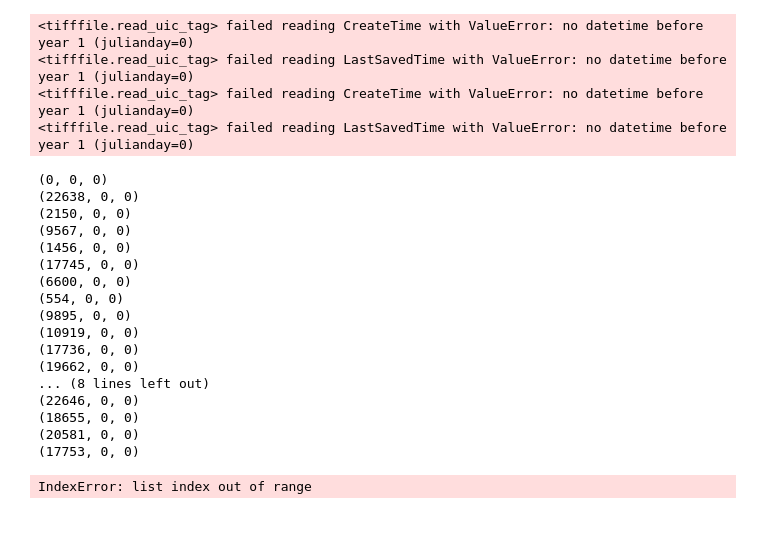
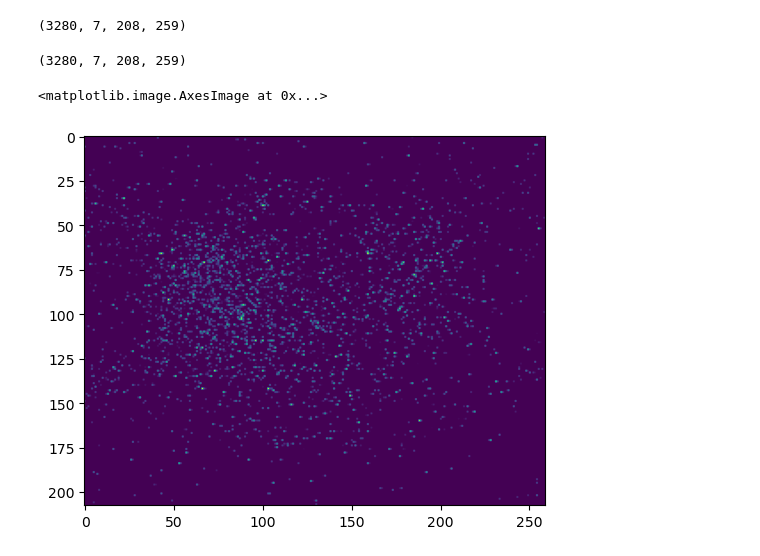
Before and after one commit to yfisher-lab/SessionTools, a Jupyter notebook: Notebooks/tiff_tools_debugging.ipynb, the cells around one changed output. Cells and saved outputs as stored; diff of their text form; code cells hidden in the pictures; blank space fills up the shorter version.

```diff
--- a/Notebooks/tiff_tools_debugging.ipynb
+++ b/Notebooks/tiff_tools_debugging.ipynb
@@ -17,6 +19,10 @@ import SessionTools.two_photon
 
 %load_ext autoreload
 %autoreload 2
+# %%
+def skimread(file):
+    with st.utilities.suppress_output(suppress_stderr=True):
+        return imread(file)
 # %%
 basedir = pathlib.PurePath('/media/mplitt/SSD_storage/2PData/12_16_2022/EPG_GCaMP7f_CsChrimsontdT_fly1/fixed_cw_remapping-000/')
 session = "fixed_cw_remapping-000"
@@ -42,6 +58,12 @@ for cycle in range(num_cycles):
 # %%
-def read_one_image(block_id, filenames=filenames[:10], axis=0):
-    print(block_id)
-    path = filenames[block_id[axis]]
+def read_one_image(block_id, filenames=filenames):
+    # print(block_id)
+    path = filenames[block_id[1]][block_id[2]][block_id[0]]
     image = skimread(path)
-    return np.expand_dims(image, axis=axis)
+    return np.expand_dims(image, axis=(0,1,2))
+
+# def read_one_image(block_id, filenames=filenames[:10], axis=0):
+#     print(block_id)
+#     path = filenames[block_id[axis]]
+#     image = skimread(path)
+#     return np.expand_dims(image, axis=axis)
@@ -48,10 +74,19 @@ def read_one_image(block_id, filenames=filenames[:10], axis=0):
 # %%
-sample = skimread(filenames[0])
-stack = da.map_blocks(
-    read_one_image,
-    dtype=sample.dtype,
-    chunks=((1,)*len(filenames), *sample.shape)
-)
+
+with diagnostics.ProgressBar():
+    sample = skimread(filenames[0][0][0])
+    stack = da.map_blocks(
+        read_one_image,
+        dtype=sample.dtype,
+        chunks=((1,)*metadata['size']['channels'],
+                (1,)*metadata['layout']['sequences'],
+                (1,)*metadata['layout']['frames_per_sequence'],
+                *sample.shape)
+    )
+
+with diagnostics.ProgressBar():
+    stack.to_hdf5('/media/mplitt/SSD_storage/2P_scratch/test.h5','/data')
+# stack = stack.compute()
 
 # now figure out how to add cycles
 # %% [output]
@@ -63,28 +97,17 @@ stack = da.map_blocks(
+# %%
+data[:].shape
+# %% [output]
+(3280, 7, 208, 259)
 # %%
-stack.compute()
+stack.shape
 # %% [output]
-<tifffile.read_uic_tag> failed reading CreateTime with ValueError: no datetime before year 1 (julianday=0)
-<tifffile.read_uic_tag> failed reading LastSavedTime with ValueError: no datetime before year 1 (julianday=0)
-<tifffile.read_uic_tag> failed reading CreateTime with ValueError: no datetime before year 1 (julianday=0)
-<tifffile.read_uic_tag> failed reading LastSavedTime with ValueError: no datetime before year 1 (julianday=0)
+(3280, 7, 208, 259)
-(0, 0, 0)
-(22638, 0, 0)
-(2150, 0, 0)
-(9567, 0, 0)
-(1456, 0, 0)
-(17745, 0, 0)
-(6600, 0, 0)
-(554, 0, 0)
-(9895, 0, 0)
-(10919, 0, 0)
-(17736, 0, 0)
-(19662, 0, 0)
-... (8 lines left out)
-(22646, 0, 0)
-(18655, 0, 0)
-(20581, 0, 0)
-(17753, 0, 0)
-IndexError: list index out of range
+# %%
+fig, ax = plt.subplots()
+ax.imshow(np.amax(stack[100,:,:,:],axis=0))
+# %% [output]
+<matplotlib.image.AxesImage at 0x...>
+[figure, added]
 # %%
 stack.shape
 # %%
```
Also changed, not shown: parts of 6 cells of this notebook, 5 other files.
